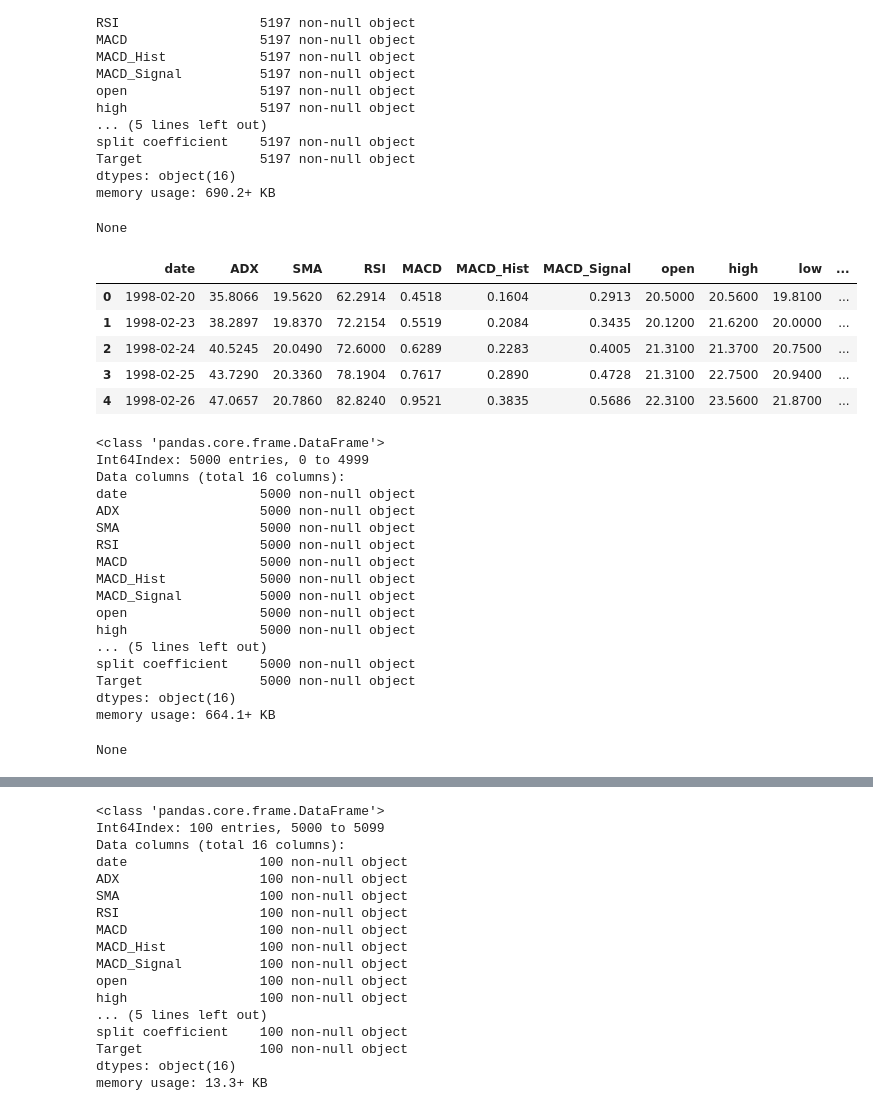
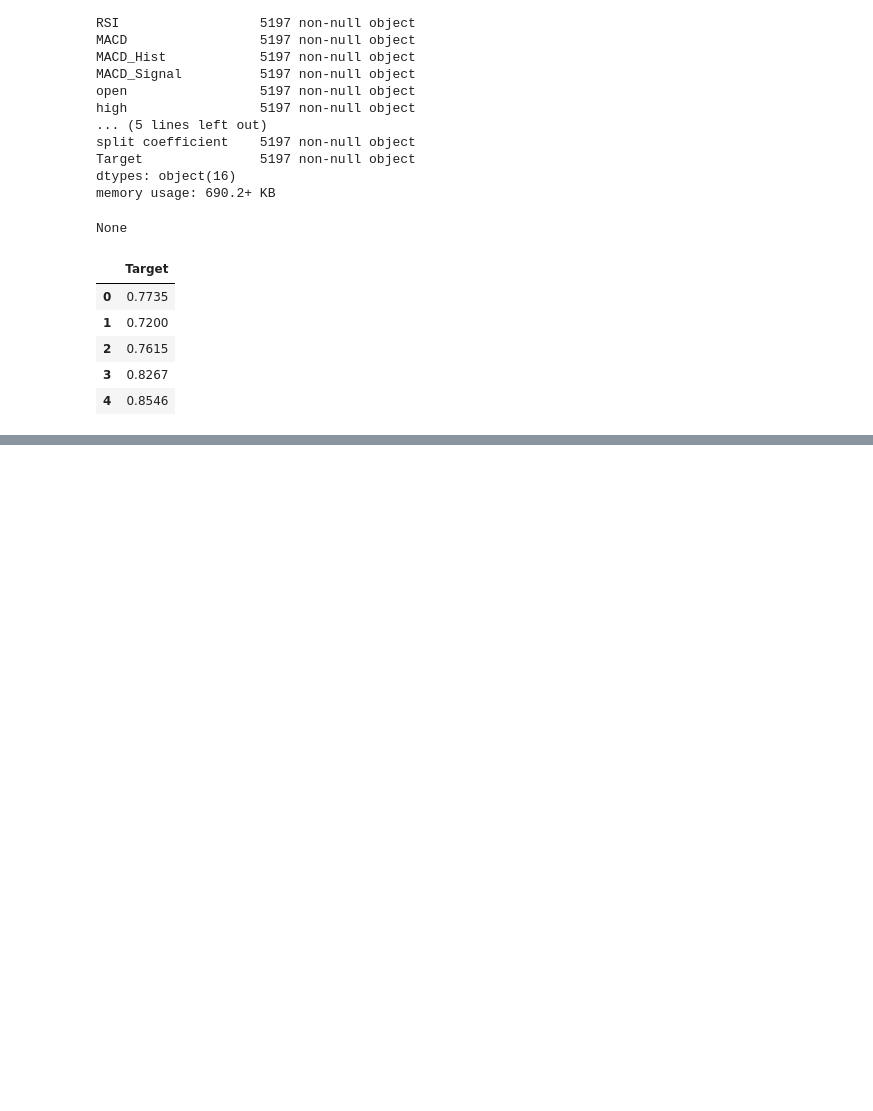
Before and after one commit to Neeraj-Natu/machine-learning_in_finance, a Jupyter notebook: Utils/Data-Prep.ipynb, the cells around one changed output, grey strips where cells are left out. Saved outputs shown, nothing was run; the diff lists cells and outputs as text; code cells hidden in the pictures; blank space fills up the shorter version.

Commit message:
adding data prep, readme and draft DNN model

```diff
--- a/Utils/Data-Prep.ipynb
+++ b/Utils/Data-Prep.ipynb
@@ -258,48 +258,43 @@ None
 # %%
 # And now for the final touch and creating the Training, Validation and Test sets
 
 total_length = Merged_frames.shape[0];
 
 Train_set = Merged_frames.iloc[:5000];
 Validation_set = Merged_frames.iloc[5000:5100];
 Test_set = Merged_frames.iloc[5100:total_length];
 
+Train_labels = Train_set[['Target']].copy()
+Train_data = Train_set.drop(['Target','date'], axis=1);
 
-display(Train_set.head())
-display(Train_set.info())
+Validation_labels = Validation_set[['Target']].copy();
+Validation_data = Validation_set.drop(['Target','date'], axis=1);
 
-display(Validation_set.head())
-display(Validation_set.info())
-
-display(Test_set.head())
-display(Test_set.info())
+Test_labels = Test_set[['Target']].copy();
+Test_data = Test_set.drop(['Target','date'], axis=1);
 
 
-Train_set.to_csv("..\data\Train_set.csv", encoding='utf-8')
-Validation_set.to_csv("..\data\Validation_set.csv", encoding='utf-8')
-Test_set.to_csv("..\data\Test_set.csv", encoding='utf-8')
+display(Train_labels.head())
+display(Train_data.head())
+
+
+display(Validation_labels.head())
+display(Validation_data.head())
+
+display(Test_labels.head())
+display(Test_data.head())
+
+
+Train_data.to_csv("..\data\Train_data.csv", encoding='utf-8');
+Train_labels.to_csv("..\data\Train_labels.csv", encoding='utf-8');
+Validation_data.to_csv("..\data\Validation_data.csv", encoding='utf-8');
+Validation_labels.to_csv("..\data\Validation_labels.csv", encoding='utf-8');
+Test_data.to_csv("..\data\Test_data.csv", encoding='utf-8');
+Test_labels.to_csv("..\data\Test_labels.csv", encoding='utf-8');
 # %% [output]
-|  | date | ADX | SMA | RSI | MACD | MACD_Hist | MACD_Signal | open | high | low | ... |
-| 0 | 1998-02-20 | 35.8066 | 19.5620 | 62.2914 | 0.4518 | 0.1604 | 0.2913 | 20.5000 | 20.5600 | 19.8100 | ... |
-| 1 | 1998-02-23 | 38.2897 | 19.8370 | 72.2154 | 0.5519 | 0.2084 | 0.3435 | 20.1200 | 21.6200 | 20.0000 | ... |
-| 2 | 1998-02-24 | 40.5245 | 20.0490 | 72.6000 | 0.6289 | 0.2283 | 0.4005 | 21.3100 | 21.3700 | 20.7500 | ... |
-| 3 | 1998-02-25 | 43.7290 | 20.3360 | 78.1904 | 0.7617 | 0.2890 | 0.4728 | 21.3100 | 22.7500 | 20.9400 | ... |
-| 4 | 1998-02-26 | 47.0657 | 20.7860 | 82.8240 | 0.9521 | 0.3835 | 0.5686 | 22.3100 | 23.5600 | 21.8700 | ... |
+|  | Target |
+| 0 | 0.7735 |
+| 1 | 0.7200 |
+| 2 | 0.7615 |
+| 3 | 0.8267 |
+| 4 | 0.8546 |
-<class 'pandas.core.frame.DataFrame'>
-Int64Index: 5000 entries, 0 to 4999
-Data columns (total 16 columns):
-date                 5000 non-null object
-ADX                  5000 non-null object
-SMA                  5000 non-null object
-RSI                  5000 non-null object
-MACD                 5000 non-null object
-MACD_Hist            5000 non-null object
-MACD_Signal          5000 non-null object
-open                 5000 non-null object
-high                 5000 non-null object
-... (5 lines left out)
-split coefficient    5000 non-null object
-Target               5000 non-null object
-dtypes: object(16)
-memory usage: 664.1+ KB
-None
@@ -312,17 +306,0 @@ None
-<class 'pandas.core.frame.DataFrame'>
-Int64Index: 100 entries, 5000 to 5099
-Data columns (total 16 columns):
-date                 100 non-null object
-ADX                  100 non-null object
-SMA                  100 non-null object
-RSI                  100 non-null object
-MACD                 100 non-null object
-MACD_Hist            100 non-null object
-MACD_Signal          100 non-null object
-open                 100 non-null object
-high                 100 non-null object
-... (5 lines left out)
-split coefficient    100 non-null object
-Target               100 non-null object
-dtypes: object(16)
-memory usage: 13.3+ KB
```
Also changed, not shown: parts of 1 cell of this notebook, 13 other files.
